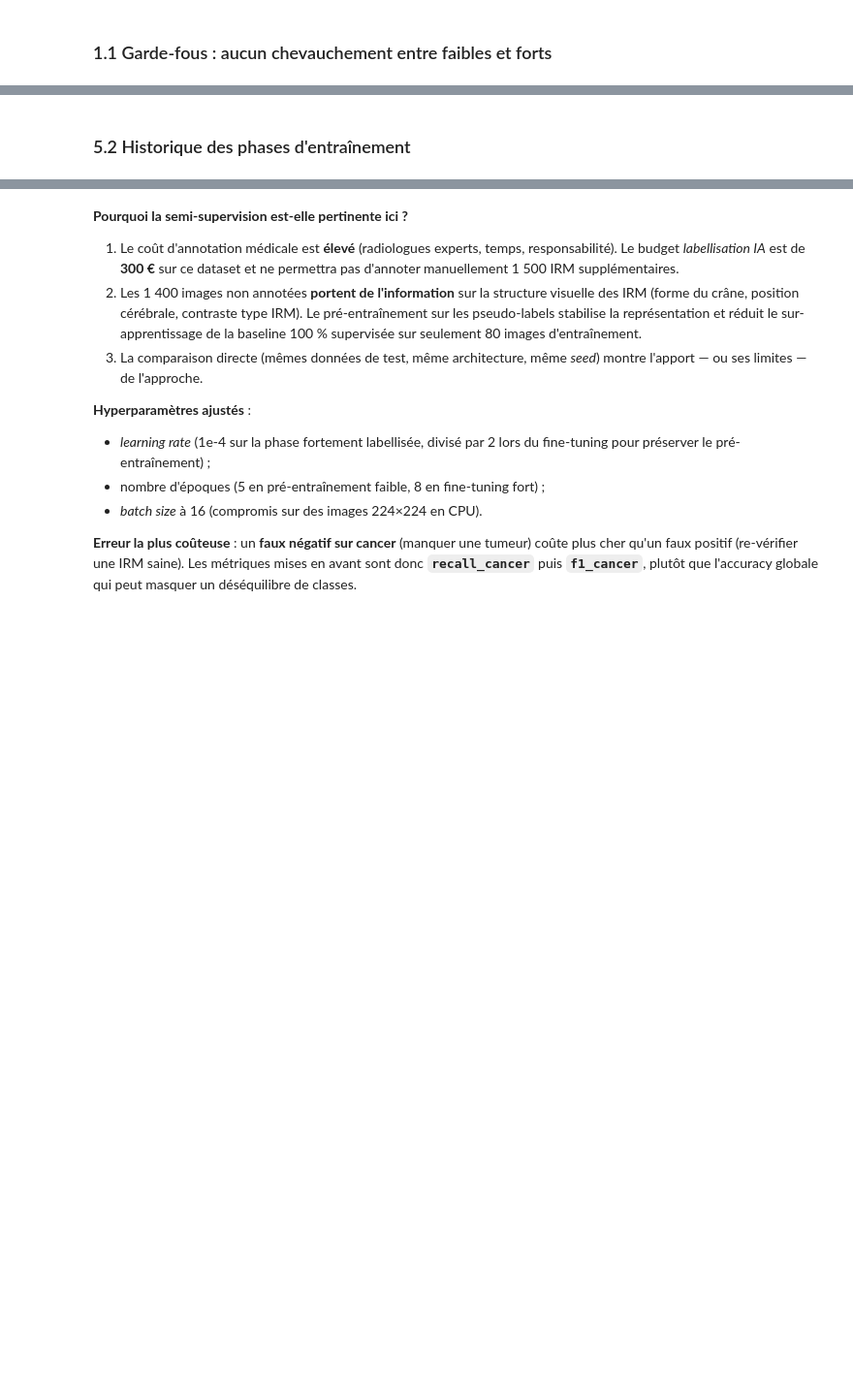
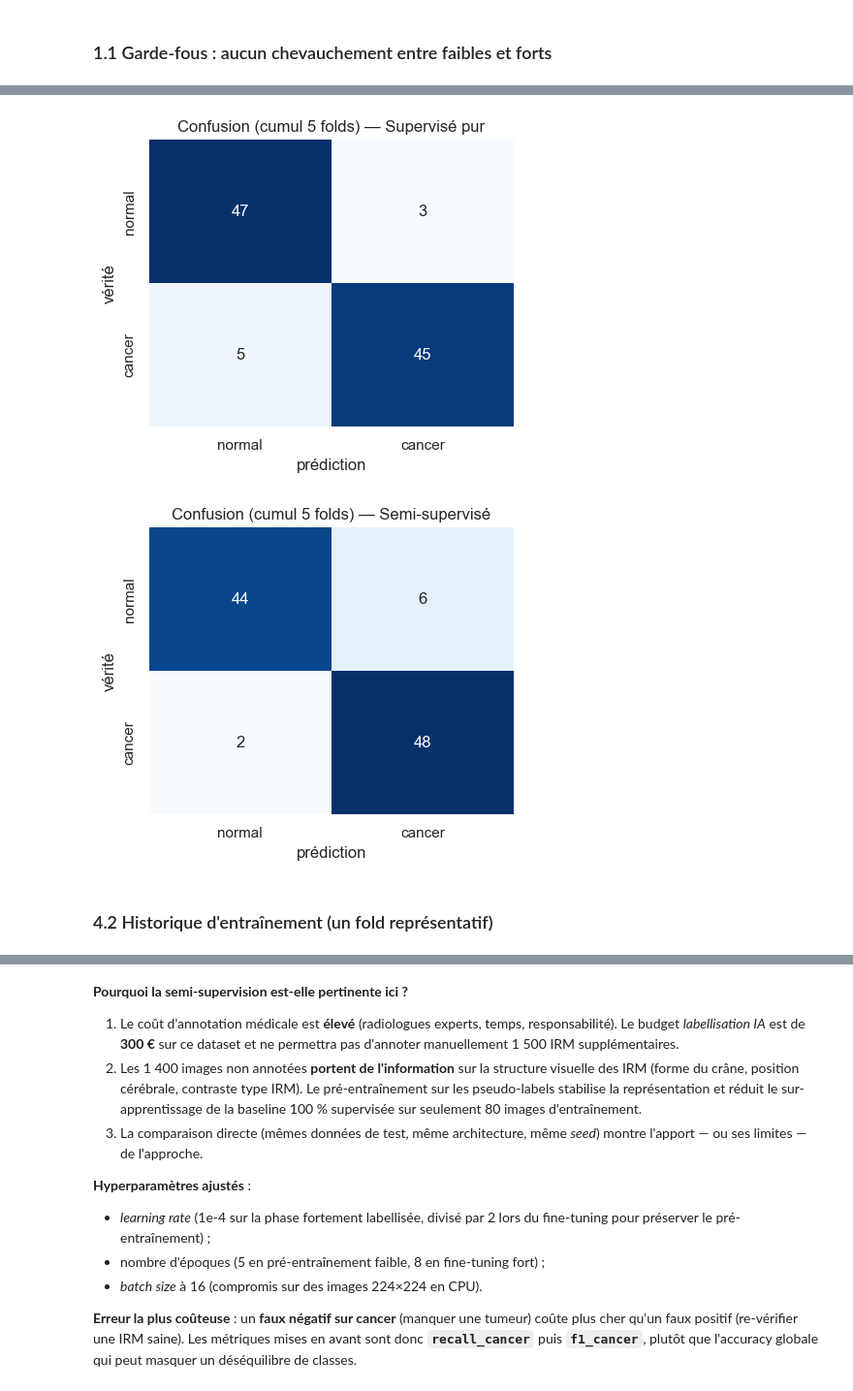
Before and after one commit to BenoitJT-GIRARD/mri-semisupervised, a Jupyter notebook: notebooks/02_semi_supervised.ipynb, the cells around one changed output, grey strips where cells are left out. Shown at 97% size. Cells and saved outputs as stored; diff of their text form; code cells hidden in the pictures; blank space fills up the shorter version.

```diff
--- a/notebooks/02_semi_supervised.ipynb
+++ b/notebooks/02_semi_supervised.ipynb
@@ -171,18 +205,27 @@ _ = plot_metrics_bar(
 # %%
+def stack_cm(reports_list):
+    return np.sum([np.array(r.confusion_matrix) for r in reports_list], axis=0).tolist()
+
+cm_sup = stack_cm(reports["supervised"])
+cm_semi = stack_cm(reports["semi_supervised"])
+
 _ = plot_confusion_matrix(
-    sup_report.confusion_matrix,
+    cm_sup,
     class_names=list(CLASSES),
-    title="Confusion — Supervisé pur",
+    title="Confusion (cumul 5 folds) — Supervisé pur",
     save_path=FIGURES_DIR / "cm_supervised.png",
 )
 _ = plot_confusion_matrix(
-    semi_report.confusion_matrix,
+    cm_semi,
     class_names=list(CLASSES),
-    title="Confusion — Semi-supervisé",
+    title="Confusion (cumul 5 folds) — Semi-supervisé",
     save_path=FIGURES_DIR / "cm_semi.png",
 )
+# %% [output]
+[figure, added]
+[figure, added]
 # %% [markdown]
-### 5.2 Historique des phases d'entraînement
+### 4.2 Historique d'entraînement (un fold représentatif)
 # %%
 def history_to_df(report, label: str) -> pd.DataFrame:
     rows = []
```
Also changed, not shown: parts of 32 cells of this notebook, 1 other file.
